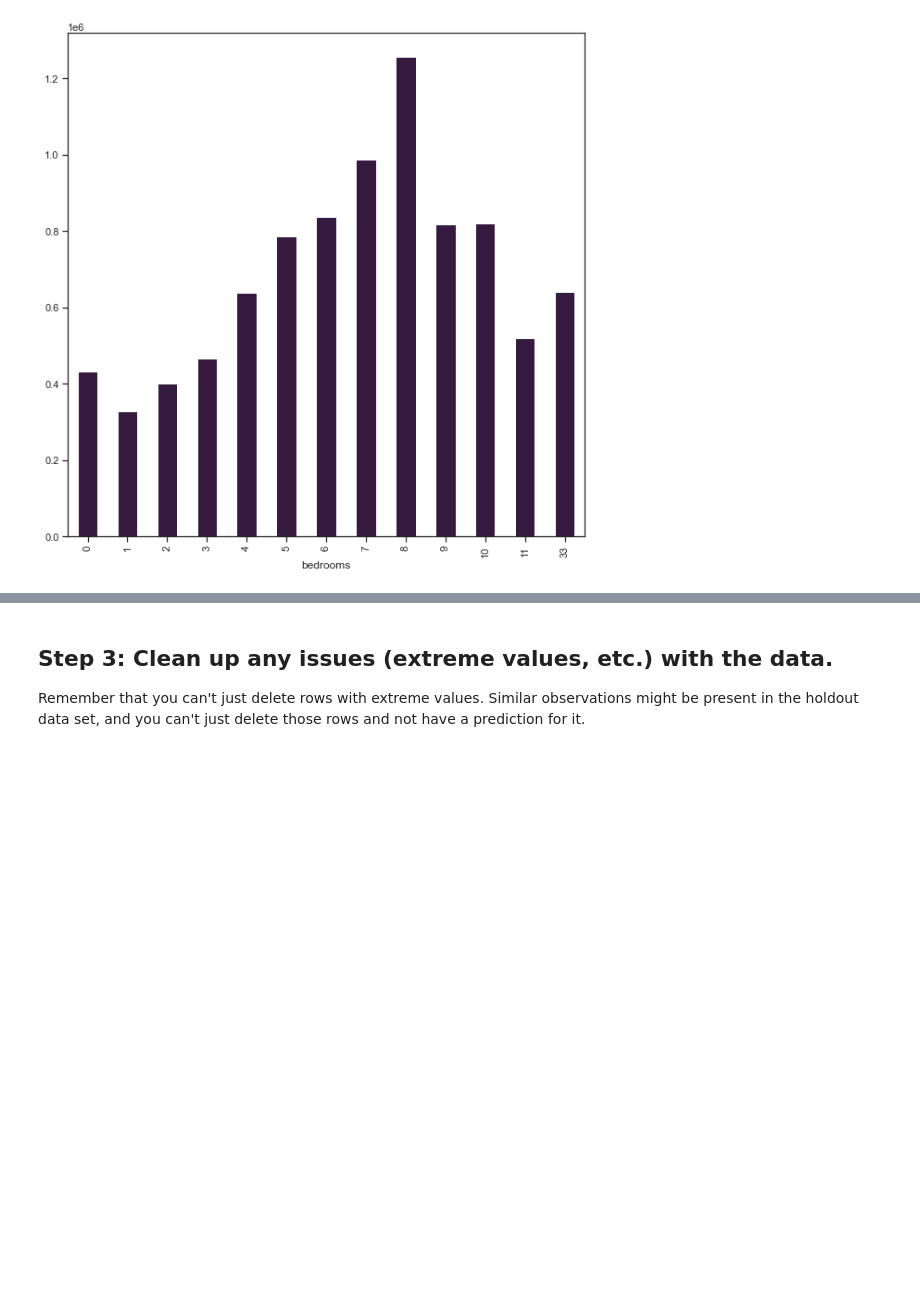
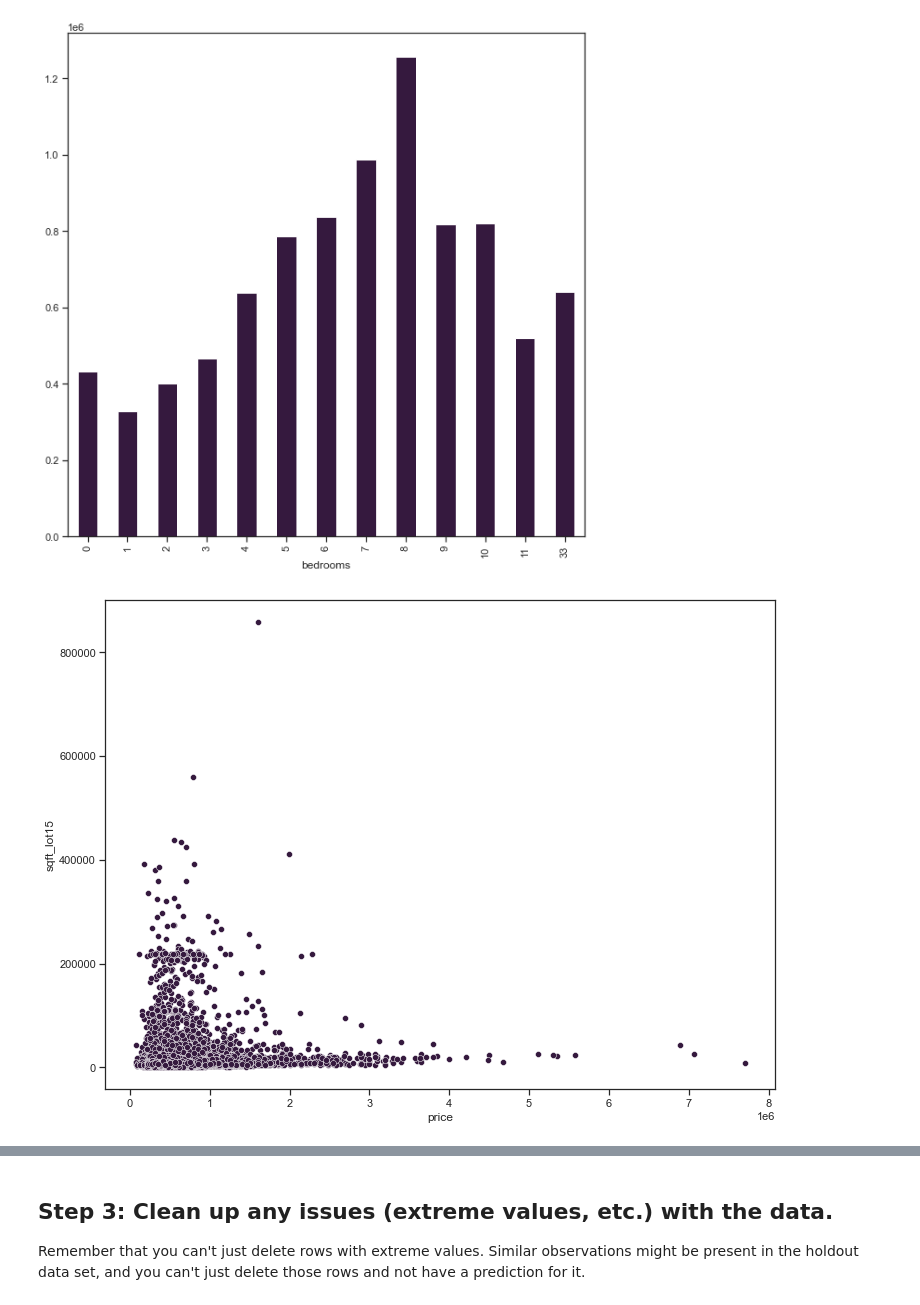
Before and after one commit to pleasecallmejax/KC-Housing-Predictions, a Jupyter notebook: Phase2_project/Bakeoff Final.ipynb, the cells around one changed output, grey strips where cells are left out. Drawn from its saved outputs; the diff is of its cells as text; code cells hidden in the pictures; blank space fills up the shorter version.

```diff
--- a/Phase2_project/Bakeoff Final.ipynb
+++ b/Phase2_project/Bakeoff Final.ipynb
@@ -217,3 +230,8 @@ org_hous_df.groupby('bedrooms')['price'].mean().plot(kind='bar', figsize=(10,10)
 # %% [output]
 <AxesSubplot:xlabel='bedrooms'>
 [figure]
+# %%
+sns.scatterplot(data = org_hous_df, x = org_hous_df['price'], y = org_hous_df['sqft_lot15'])
+plt.show()
+# %% [output]
+[figure, added]
```
Also changed, not shown: parts of 19 cells of this notebook, 2 other files.
